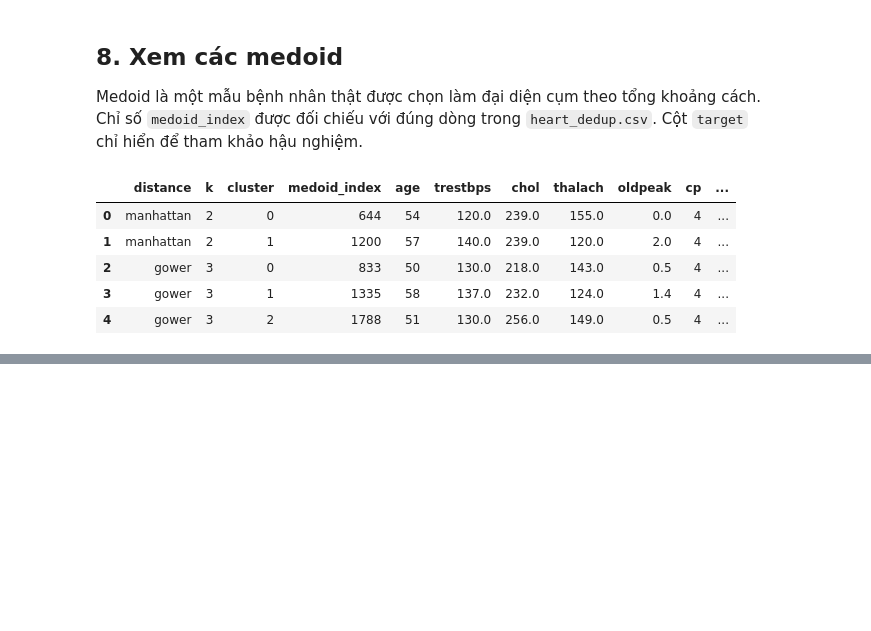
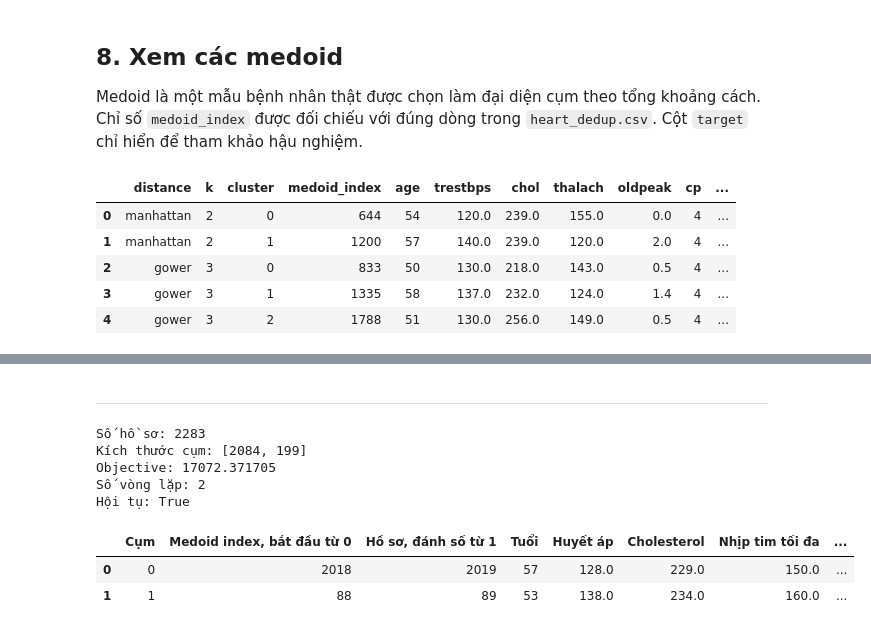
Before and after one commit to HaVuHongPhuc/Clustering_of_patients_with_heart_disease_KMedoids, a Jupyter notebook: notebooks/02_experiment_analysis.ipynb, the cells around one changed output, grey strips where cells are left out. Drawn from its saved outputs; the diff is of its cells as text; code cells hidden in the pictures; blank space fills up the shorter version.

```diff
--- a/notebooks/02_experiment_analysis.ipynb
+++ b/notebooks/02_experiment_analysis.ipynb
@@ -300,0 +401,76 @@ display(selected_medoids)
+# %% [markdown]
+--------------------------------------------------
+# %%
+# Tìm thư mục dự án; chạy được khi Jupyter mở ở thư mục gốc hoặc notebooks.
+cwd = Path.cwd().resolve()
+candidates = [cwd, *cwd.parents]
+ROOT = next(
+    (p for p in candidates if (p / "src" / "kmedoids.py").is_file()),
+    None,
+)
+
+# Nếu không tự tìm thấy, dùng đường dẫn dự án của bạn.
+if ROOT is None:
+    ROOT = Path(
+        r"C:\Users\havuh\OneDrive\Desktop\HocTap\Clustering_ of patients_with heart_disease_KMedoids"
+    )
+
+if not (ROOT / "src" / "kmedoids.py").is_file():
+    raise FileNotFoundError(f"Không tìm thấy mã nguồn tại: {ROOT}")
+
+if str(ROOT) not in sys.path:
+    sys.path.insert(0, str(ROOT))
+
+from src.kmedoids import KMedoids
+from src.data import TARGET_COL
+
+PROCESSED = ROOT / "data" / "processed"
+
+# Đọc hồ sơ để diễn giải medoid và ma trận Manhattan để phân cụm.
+patients = pd.read_csv(PROCESSED / "heart_dedup.csv")
+X_manhattan = pd.read_csv(PROCESSED / "X_manhattan.csv")
+target = pd.read_csv(PROCESSED / "target.csv")[TARGET_COL]
+
+# Kiểm tra số dòng, thứ tự target và việc target không nằm trong đầu vào mô hình.
+assert len(patients) == len(X_manhattan) == len(target) == 2283
+assert TARGET_COL not in X_manhattan.columns
+assert patients[TARGET_COL].equals(target)
+
+# Chạy bản K-Medoids tự cài đặt trên toàn bộ dữ liệu.
+model = KMedoids(
+    n_clusters=2,
+    metric="manhattan",
+    random_state=42,
+    max_iter=100,
+).fit(X_manhattan.to_numpy(dtype=float))
+
+# Tra hồ sơ thật tương ứng với medoid; medoid_indices_ bắt đầu từ 0.
+medoid_rows = patients.iloc[model.medoid_indices_].reset_index(drop=True)
+
+medoid_table = pd.DataFrame({
+    "Cụm": range(model.n_clusters),
+    "Medoid index, bắt đầu từ 0": model.medoid_indices_,
+    "Hồ sơ, đánh số từ 1": [i + 1 for i in model.medoid_indices_],
+    "Tuổi": medoid_rows["age"],
+    "Huyết áp": medoid_rows["trestbps"],
+    "Cholesterol": medoid_rows["chol"],
+    "Nhịp tim tối đa": medoid_rows["thalach"],
+    "Oldpeak": medoid_rows["oldpeak"],
+    "target": medoid_rows[TARGET_COL],
+})
+
+print("Số hồ sơ:", len(patients))
+print("Kích thước cụm:", model.cluster_sizes_)
+print("Objective:", round(model.inertia_, 6))
+print("Số vòng lặp:", model.n_iter_)
+print("Hội tụ:", model.converged_)
+display(medoid_table)
+# %% [output]
+Số hồ sơ: 2283
+Kích thước cụm: [2084, 199]
+Objective: 17072.371705
+Số vòng lặp: 2
+Hội tụ: True
+|  | Cụm | Medoid index, bắt đầu từ 0 | Hồ sơ, đánh số từ 1 | Tuổi | Huyết áp | Cholesterol | Nhịp tim tối đa | ... |
+| 0 | 0 | 2018 | 2019 | 57 | 128.0 | 229.0 | 150.0 | ... |
+| 1 | 1 | 88 | 89 | 53 | 138.0 | 234.0 | 160.0 | ... |
```
Also changed, not shown: parts of 4 cells of this notebook.
